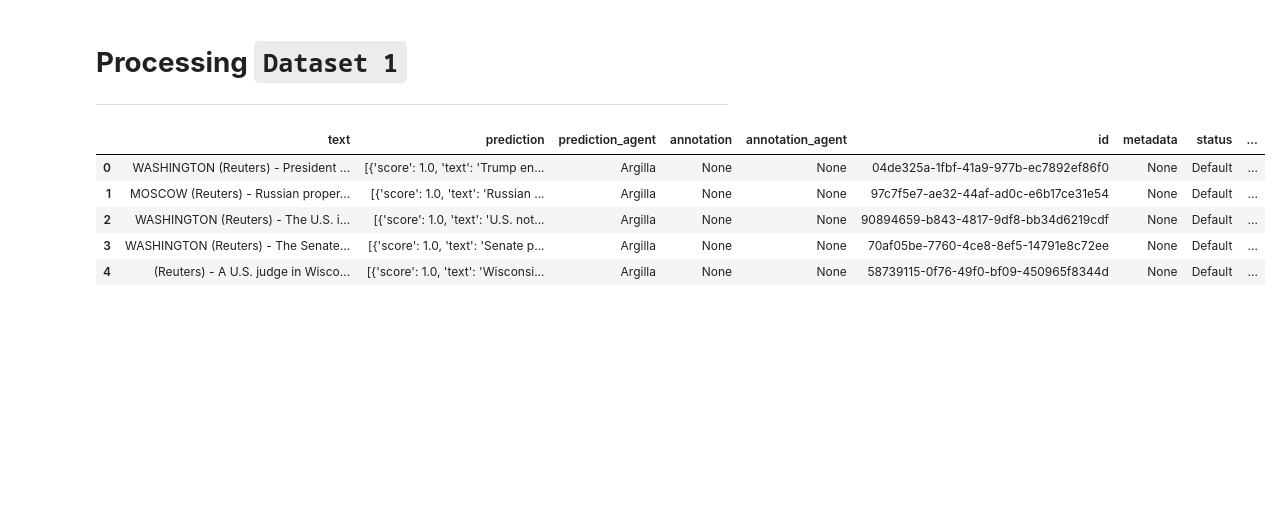
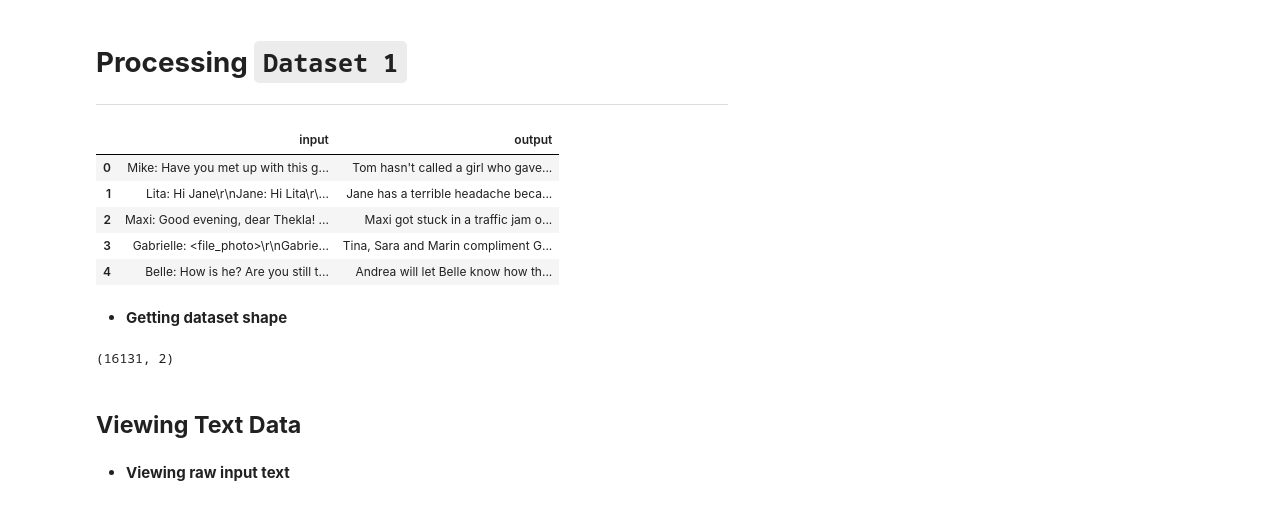
Before and after one commit to manjit-baishya-datascience/Email-Summarizer, a Jupyter notebook: research/notebooks/02_data_cleaning_and preprocessing.ipynb, the cells around one changed output. Saved outputs shown, nothing was run; the diff lists cells and outputs as text; code cells hidden in the pictures; blank space fills up the shorter version.

Commit message:
added data cleaning notebook

```diff
--- a/research/notebooks/02_data_cleaning_and preprocessing.ipynb
+++ b/research/notebooks/02_data_cleaning_and preprocessing.ipynb
@@ -4,13 +6,27 @@
 # %%
 from datasets import load_dataset
 
-ds = load_dataset("parquet", data_files="../datasets/01 argilla news-summary/data/test-00000-of-00001-6227bd8eb10a9b50.parquet")
+ds = load_dataset("parquet", data_files=[
+    "../datasets/01 koushik7198 Samsung-samsum_processed/data/test-00000-of-00001.parquet",
+    "../datasets/01 koushik7198 Samsung-samsum_processed/data/train-00000-of-00001.parquet",
+    "../datasets/01 koushik7198 Samsung-samsum_processed/data/validation-00000-of-00001.parquet"
+])
 df_1 = ds["train"].to_pandas()
 df_1.head()
 # %% [output]
-|  | text | prediction | prediction_agent | annotation | annotation_agent | id | metadata | status | ... |
-| 0 | WASHINGTON (Reuters) - President ... | [{'score': 1.0, 'text': 'Trump en... | Argilla | None | None | 04de325a-1fbf-41a9-977b-ec7892ef86f0 | None | Default | ... |
-| 1 | MOSCOW (Reuters) - Russian proper... | [{'score': 1.0, 'text': 'Russian ... | Argilla | None | None | 97c7f5e7-ae32-44af-ad0c-e6b17ce31e54 | None | Default | ... |
-| 2 | WASHINGTON (Reuters) - The U.S. i... | [{'score': 1.0, 'text': 'U.S. not... | Argilla | None | None | 90894659-b843-4817-9df8-bb34d6219cdf | None | Default | ... |
-| 3 | WASHINGTON (Reuters) - The Senate... | [{'score': 1.0, 'text': 'Senate p... | Argilla | None | None | 70af05be-7760-4ce8-8ef5-14791e8c72ee | None | Default | ... |
-| 4 | (Reuters) - A U.S. judge in Wisco... | [{'score': 1.0, 'text': 'Wisconsi... | Argilla | None | None | 58739115-0f76-49f0-bf09-450965f8344d | None | Default | ... |
+|  | input | output |
+| 0 | Mike: Have you met up with this g... | Tom hasn't called a girl who gave... |
+| 1 | Lita: Hi Jane\r\nJane: Hi Lita\r\... | Jane has a terrible headache beca... |
+| 2 | Maxi: Good evening, dear Thekla! ... | Maxi got stuck in a traffic jam o... |
+| 3 | Gabrielle: <file_photo>\r\nGabrie... | Tina, Sara and Marin compliment G... |
+| 4 | Belle: How is he? Are you still t... | Andrea will let Belle know how th... |
+# %% [markdown]
+- **Getting dataset shape**
+# %%
+df_1.shape
+# %% [output]
+(16131, 2)
+# %% [markdown]
+## **Viewing Text Data**
+# %% [markdown]
+- **Viewing raw input text**
```
Also changed, not shown: parts of 45 cells of this notebook, 3 other files.
